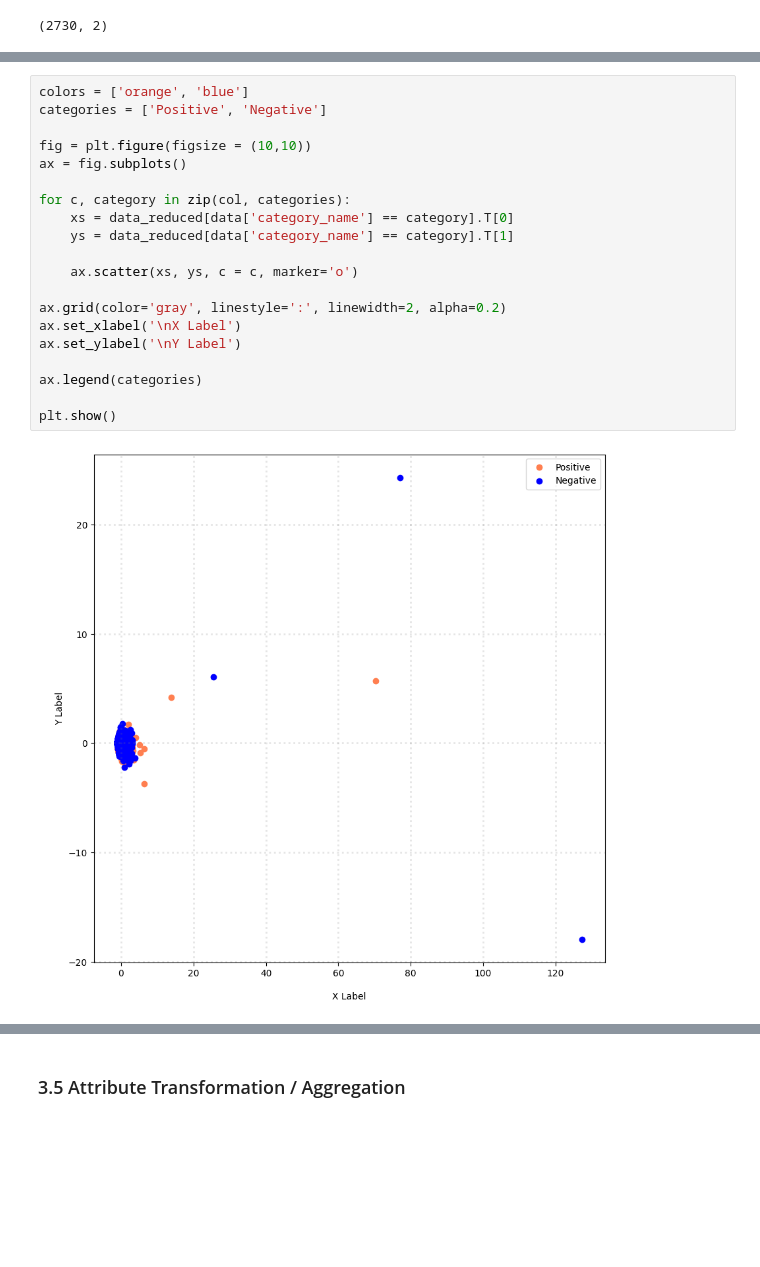
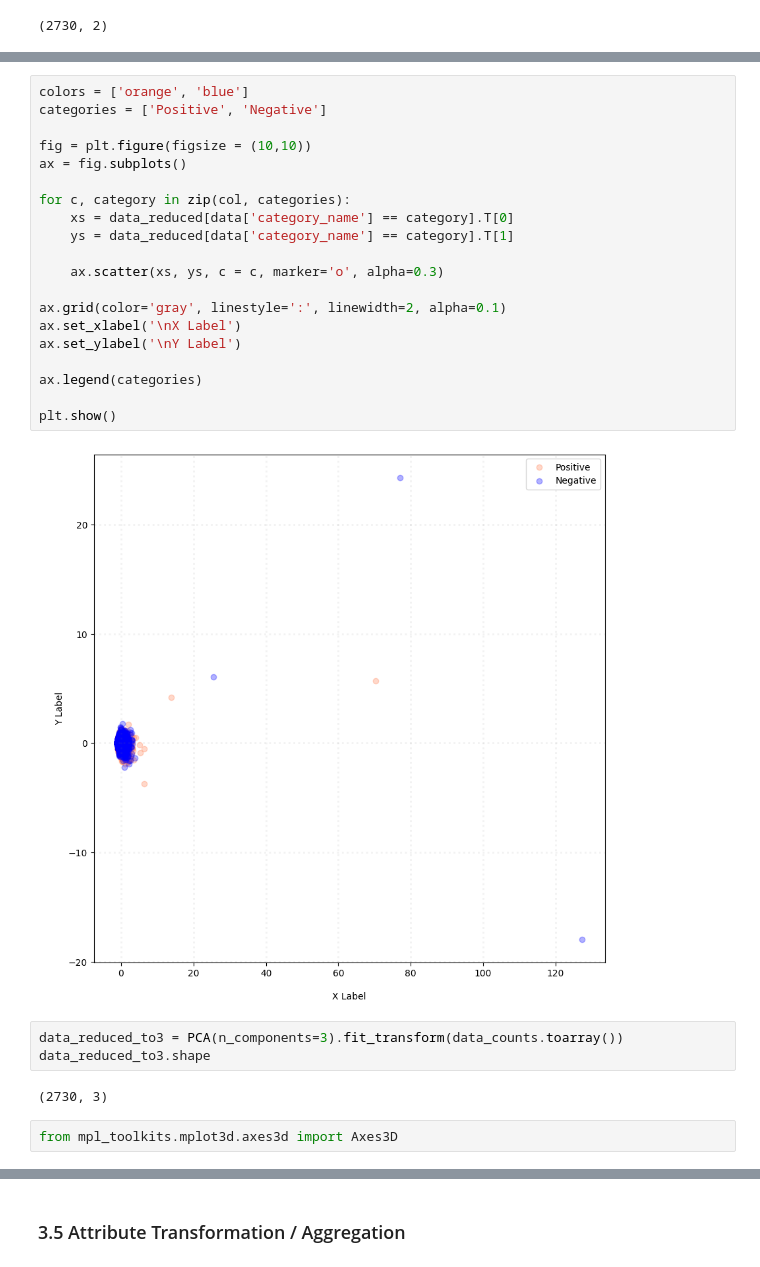
Before and after one commit to Henry0517code/DM2023-Lab1-Master, a Jupyter notebook: Homework/DM2023-Lab1-Homework.ipynb, the cells around one changed output, grey strips where cells are left out. Cells and saved outputs as stored; diff of their text form; blank space fills up the shorter version.

```diff
--- a/Homework/DM2023-Lab1-Homework.ipynb
+++ b/Homework/DM2023-Lab1-Homework.ipynb
@@ -594,22 +627,29 @@ array([[ 0.72760073,  1.10431113],
 # %%
 colors = ['orange', 'blue']
 categories = ['Positive', 'Negative']
 
 fig = plt.figure(figsize = (10,10))
 ax = fig.subplots()
 
 for c, category in zip(col, categories):
     xs = data_reduced[data['category_name'] == category].T[0]
     ys = data_reduced[data['category_name'] == category].T[1]
 
-    ax.scatter(xs, ys, c = c, marker='o')
+    ax.scatter(xs, ys, c = c, marker='o', alpha=0.3)
 
-ax.grid(color='gray', linestyle=':', linewidth=2, alpha=0.2)
+ax.grid(color='gray', linestyle=':', linewidth=2, alpha=0.1)
 ax.set_xlabel('\nX Label')
 ax.set_ylabel('\nY Label')
 
 ax.legend(categories)
 
 plt.show()
 # %% [output]
-[figure, old version]
+[figure, new version]
+# %%
+data_reduced_to3 = PCA(n_components=3).fit_transform(data_counts.toarray())
+data_reduced_to3.shape
+# %% [output]
+(2730, 3)
+# %%
+from mpl_toolkits.mplot3d.axes3d import Axes3D
```
Also changed, not shown: parts of 17 cells of this notebook.
